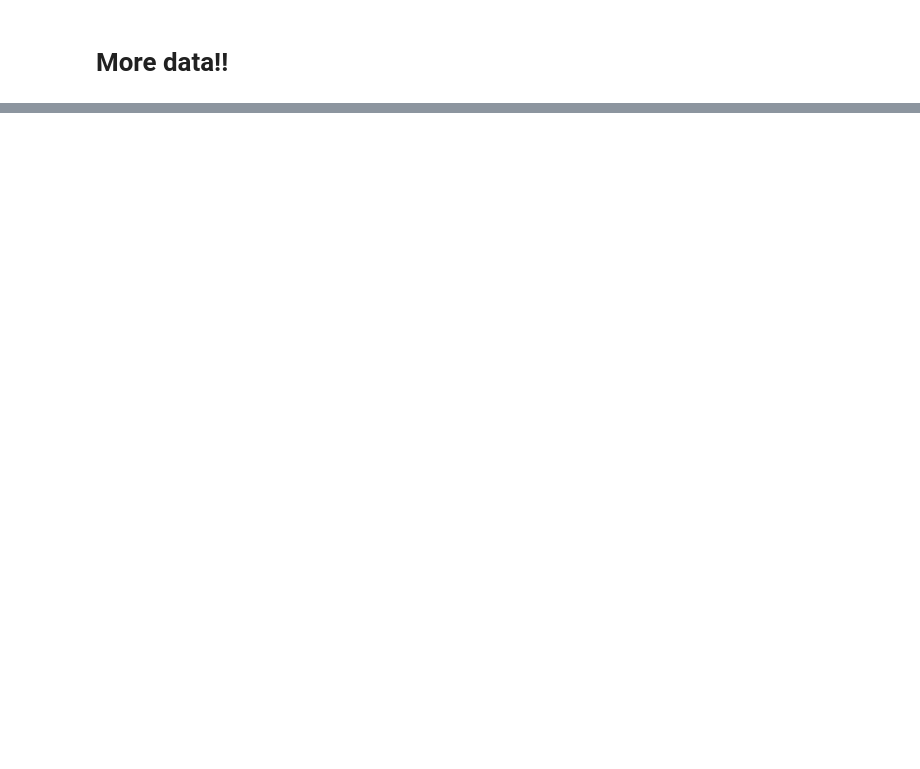
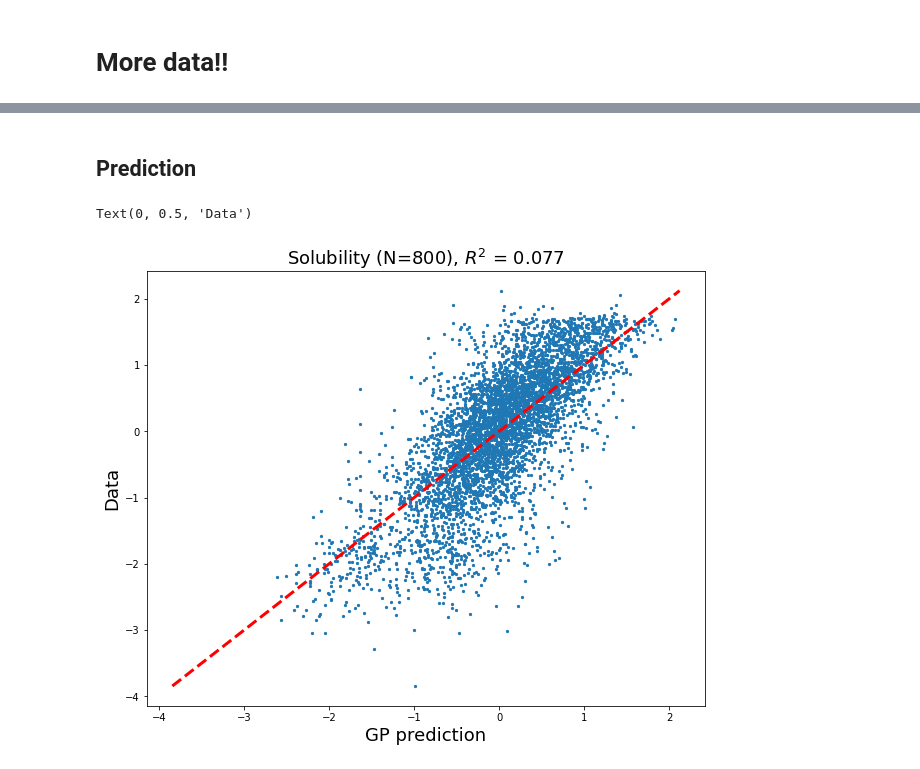
Before and after one commit to RodrigoAVargasHdz/CHEM-4PB3, a Jupyter notebook: Course_Notes/Week6/TanimotoKernel.ipynb, the cells around one changed output, grey strips where cells are left out. Saved outputs shown, nothing was run; the diff lists cells and outputs as text; code cells hidden in the pictures; blank space fills up the shorter version.

```diff
--- a/Course_Notes/Week6/TanimotoKernel.ipynb
+++ b/Course_Notes/Week6/TanimotoKernel.ipynb
@@ -175,0 +316,22 @@ print(k_t)
+# %%
+# initialize likelihood and model
+
+# likelihood = gpytorch.likelihoods.GaussianLikelihood().double()
+# likelihood.noise = 1e-5  # Some small value, but don't make it too small or numerical performance will suffer. I recommend 1e-4.
+# likelihood.noise_covar.raw_noise.requires_grad_(False)
+
+likelihood = gpytorch.likelihoods.GaussianLikelihood(noise_constraint=gpytorch.constraints.GreaterThan(1e-6)).double()
+likelihood.noise = 1e-5
+
+model = ExactGPModel(Xtr, ytr, likelihood).double()
+
+if torch.cuda.is_available():
+    likelihood.cuda()
+    model.cuda()
+# %%
+kernel = TanimotoKernel()
+K = kernel.forward(Xtr,Xtr)
+for i, k in enumerate(K):
+  if not torch.any(torch.isnan(k)):
+    print(i)
+    print(Xtr[i])
@@ -175,0 +388,2 @@ print(k_t)
+# %% [markdown]
+## Prediction
@@ -175,0 +416,24 @@ print(k_t)
+# %%
+from sklearn.metrics import r2_score
+import matplotlib
+import matplotlib.pylab as plt
+
+ytot_gp = means[1:].cpu().numpy() # torch to numpy
+ytst.cpu()
+r2 = r2_score(ytot_gp,ytst.cpu())
+
+plt.figure(figsize=(10,8))
+plt.scatter(ytot_gp,ytst.cpu(),s=5)
+
+low = np.min(np.stack((ytot_gp,ytst.cpu())).flatten())
+high = np.max(np.stack((ytot_gp,ytst.cpu())).flatten())
+plt.plot([low, high], [low, high], ls="--", c="red",lw=3.)
+
+plt.title('Solubility (N=%s), $R^{2}$ = %.3f'%(N,r2),fontsize=18)
+# plt.text(0.02,0.08,r'$R^{2}$ = %.3f'%r2,fontsize=18)
+plt.xlabel('GP prediction',fontsize=18)
+plt.ylabel('Data',fontsize=18)
+# plt.show()
+# %% [output]
+Text(0, 0.5, 'Data')
+[figure, added]
```
Also changed, not shown: parts of 23 cells of this notebook, 1 other file.
